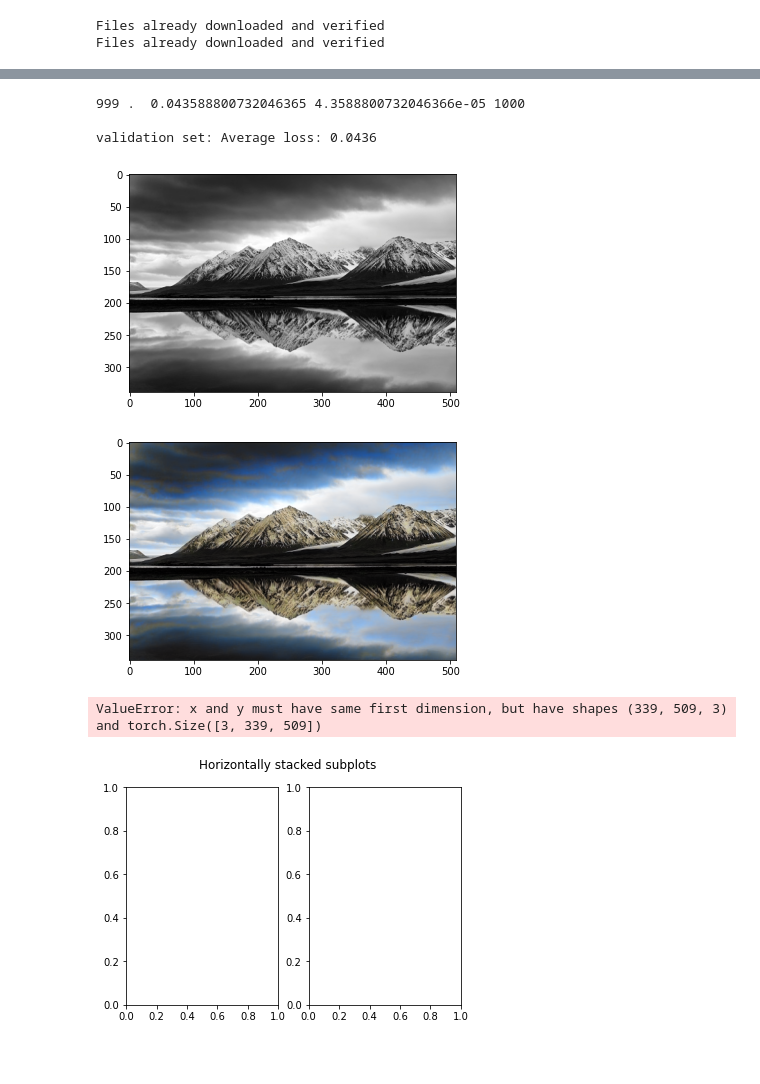
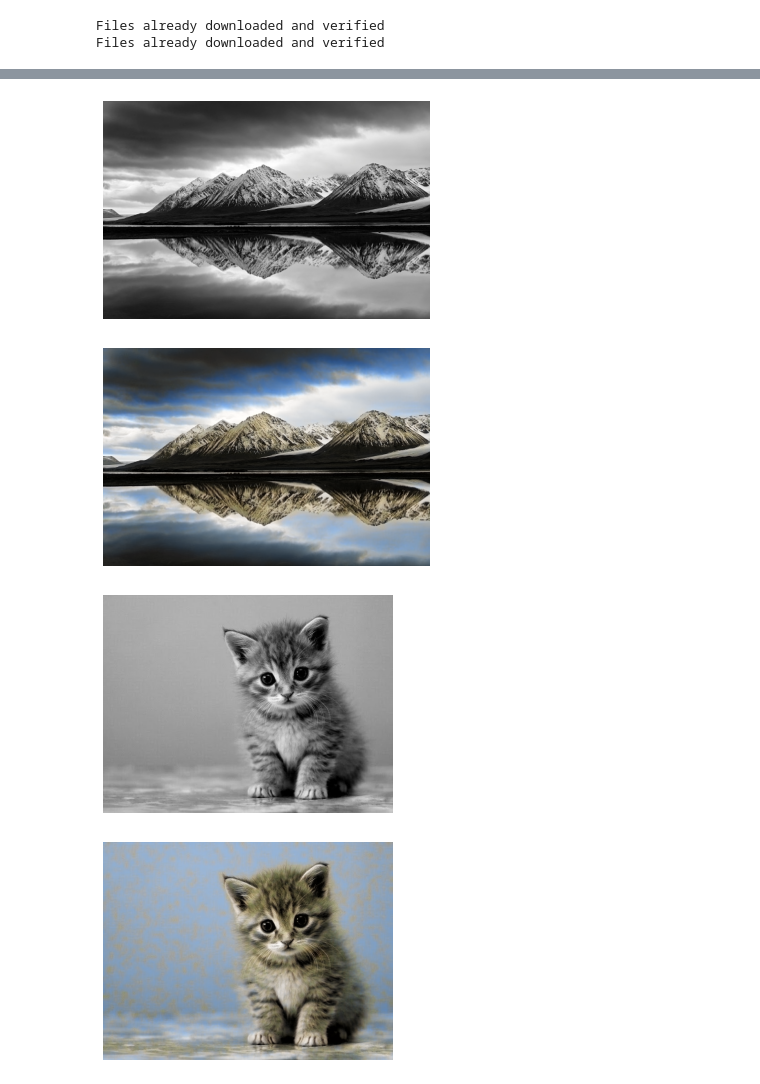
Before and after one commit to mikayosef/paint_BW_images, a Jupyter notebook: import_notebook.ipynb, the cells around one changed output, grey strips where cells are left out. Saved outputs shown, nothing was run; the diff lists cells and outputs as text; code cells hidden in the pictures; blank space fills up the shorter version.

Commit message:
second commit - final project

```diff
--- a/import_notebook.ipynb
+++ b/import_notebook.ipynb
@@ -164,22 +129,0 @@ tensor([[[[0.6196, 0.6235, 0.6471,  ..., 0.5373, 0.4941, 0.4549],
-# %%
-val_loss = 0
-with torch.no_grad():
-    for idx, data in enumerate(trainloader):
-        gray, color = data
-        # calculate outputs by running images through the network
-        outputs = NET(gray)
-        loss = criterion(outputs, color)
-        val_loss += loss.item()
-        # print(val_loss)
-        # imshow(gray[3])
-        # plt.figure()
-        # imshow(outputs[3])
-        # break
-    val_loss /= len(trainloader)
-    print(idx,". ", val_loss, (val_loss/ len(trainloader)), len(trainloader))
-print("\nvalidation set: Average loss: {:.4f}".format(val_loss))
-# return val_loss
-# %% [output]
-999 .  0.043588800732046365 4.3588800732046366e-05 1000
-
-validation set: Average loss: 0.0436
@@ -211,37 +130,6 @@ validation set: Average loss: 0.0436
-# %%
-
-def test_paint(pic_path):
-    with torch.no_grad():
-        with Image.open(pic_path) as im:
-            pic_transform = transforms.ToTensor()
-            pic = pic_transform(im)
-
-            gray_test = pic
-            if pic.shape[0]>1:
-                gray_transform = torchvision.transforms.Grayscale(num_output_channels=1)
-                gray_test = gray_transform(pic)
-            gray_test = torch.unsqueeze(gray_test,0).to(device)
-
-            outputs = NET(gray_test)
-            imshow(im)
-            imshow_to_numpy(outputs[0])
-
-
-            # fig, (ax1, ax2) = plt.subplots(1, 2)
-            # fig.suptitle('Horizontally stacked subplots')
-            # ax1.plot(im, outputs[0])
-            # ax2.plot(im, -outputs[0])
-
-
-
-            del outputs
-            del gray_test
-            torch.cuda.empty_cache()
 # %%
-pic_path = r"C:\Users\mikay\Documents\Study\black_white_project\test.jpg"
-test_paint(pic_path)
+pic_path = r"C:\Users\mikay\Documents\Study\paint_BW_images\test.jpg"
+text_colorful = test_paint(pic_path, "first_test1",device, NET)
 # %% [output]
-[figure, old version]
+[figure, new version]
-[figure, old version]
+[figure, new version]
-ValueError: x and y must have same first dimension, but have shapes (339, 509, 3) and torch.Size([3, 339, 509])
-[figure, removed]
@@ -279,0 +136,7 @@ ValueError: x and y must have same first dimension, but have shapes (339, 509, 3
+# %%
+pic_path = r"C:\Users\mikay\Documents\Study\paint_BW_images\cat2.jpg"
+
+test_paint(pic_path, "second_test2",device, NET)
+# %% [output]
+[figure, added]
+[figure, added]
```
Also changed, not shown: parts of 22 cells of this notebook, 7 other files.
